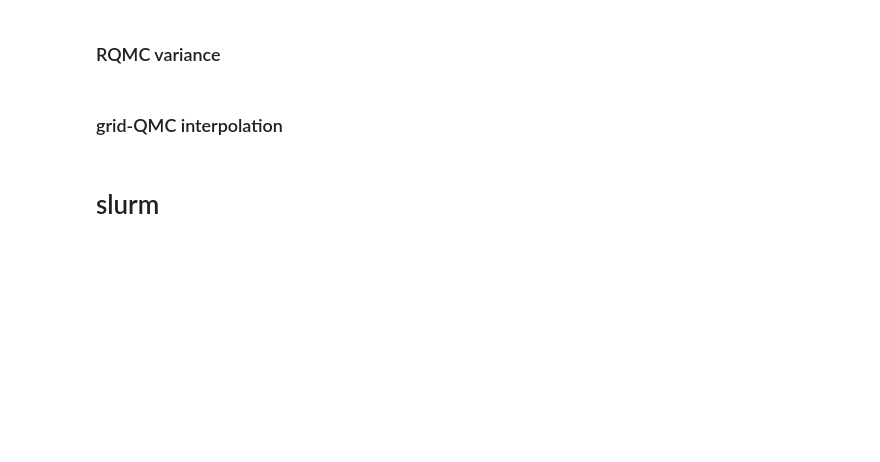
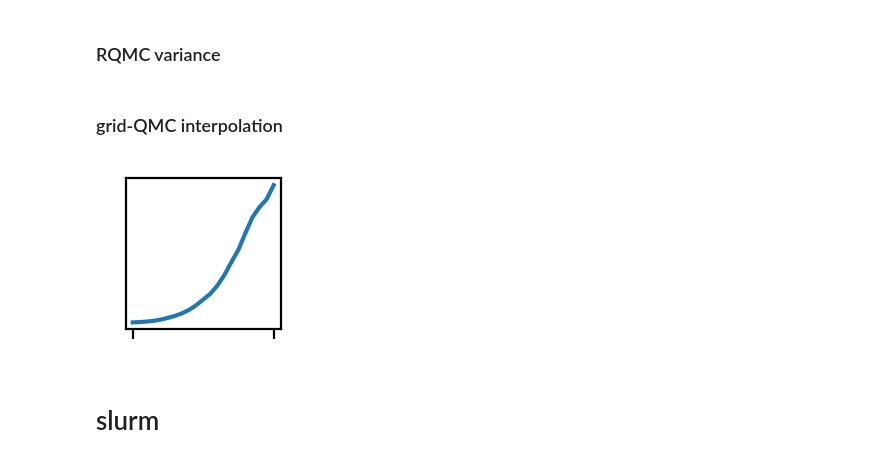
Before and after one commit to clintonjwang/inrnet, a Jupyter notebook: inrnet/scratchpad.ipynb, the cells around one changed output. Cells and saved outputs as stored; diff of their text form; code cells hidden in the pictures; blank space fills up the shorter version.

```diff
--- a/inrnet/scratchpad.ipynb
+++ b/inrnet/scratchpad.ipynb
@@ -718,0 +767,8 @@ qmc_dists = (torch.cat(qmc_logits, dim=0) - base_logits.cpu()).norm(dim=-1)
+# %%
+plt.rcParams["figure.figsize"] = (2.0, 1.5)
+x = np.arange(7)
+plt.plot(x,qmc_dists[1:], label='qmc');
+plt.plot(x,grid_dists[1:], label='grid');
+plt.xticks(ticks=[1,3,5],labels=(32,64,128))
+plt.yticks([]);
+# plt.legend()
@@ -794,6 +833,10 @@ ax.errorbar(x+width/2, b_m, yerr=b_s, label='back')
 # %%
 y = (torch.cat([grid_logits, *intermediate_logits[::-1], qmc_logits], dim=0) - base_logits.cpu()).norm(dim=1)
-plt.plot(x,y)
+plt.plot(x,y);
+plt.xticks(ticks=[0,1],labels=('',''))
+plt.yticks([]);
+# %% [output]
+[figure, added]
 # %% [markdown]
 # slurm
 # %%
```
Also changed, not shown: parts of 42 cells of this notebook, 43 other files.
